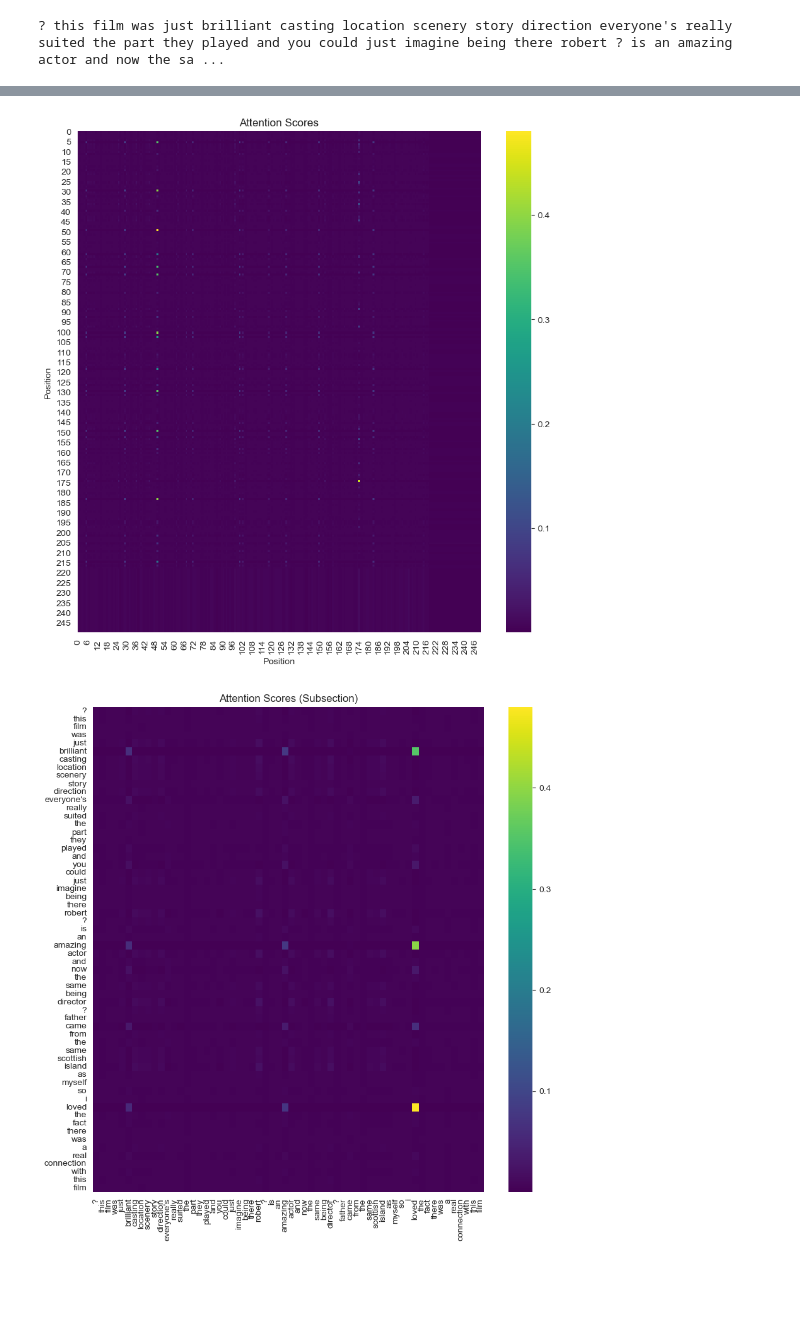
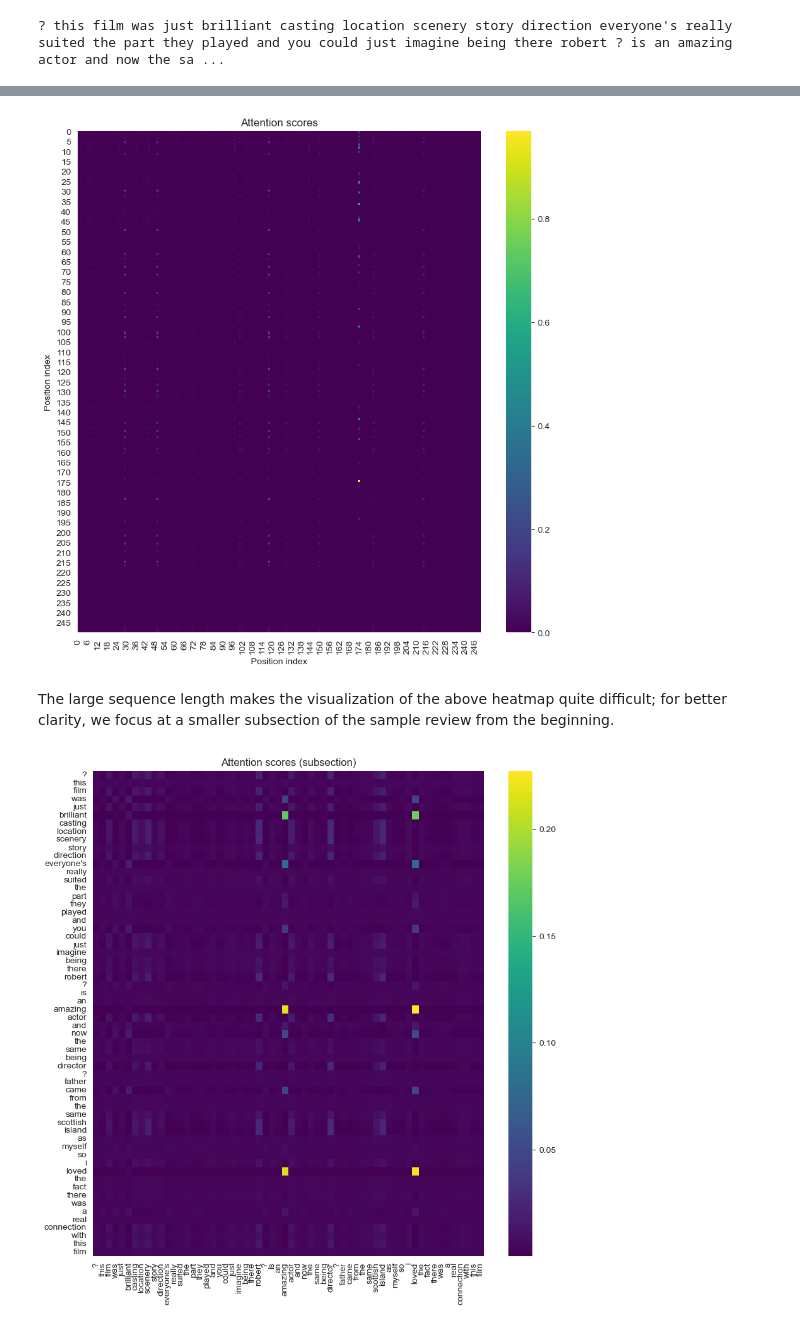
Before and after one commit to kopuj/neuralNetworks, a Jupyter notebook: Attention.ipynb, the cells around one changed output, grey strips where cells are left out. Saved outputs shown, nothing was run; the diff lists cells and outputs as text; code cells hidden in the pictures; blank space fills up the shorter version.

```diff
--- a/Attention.ipynb
+++ b/Attention.ipynb
@@ -21,0 +90,2 @@ print(example_review)
+# %%
+model.fit(x_train, y_train, epochs=10, batch_size=32)
@@ -65,6 +171,3 @@ Model: "functional"
 # %%
-history = custom_model.fit(
-    x_train, y_train,
-    epochs=3, # Using a small number of epochs for simplicity
-    batch_size=32)
+att_model.fit(x_train, y_train, epochs=5, batch_size=32)
 # %% [output]
@@ -82,7 +194,7 @@ Test accuracy = 0.8753
 # %%
-# Create another model for outputting attention scores
+# Create a model for outputting attention scores
 
-inps = custom_model.input
-embedding_output = custom_model.layers[1](inps)
-att_output, att_scores = custom_model.layers[2](embedding_output, embedding_output, return_attention_scores=True)
-attention_model = Model(inputs=inps, outputs=[att_output, att_scores])
+inps = att_model.input
+embedding_output = att_model.layers[1](inps)
+att_output, att_scores = att_model.layers[2](embedding_output, embedding_output, return_attention_scores=True)
+score_model = Model(inputs=inps, outputs=[att_output, att_scores])
@@ -89,9 +203,9 @@ attention_model = Model(inputs=inps, outputs=[att_output, att_scores])
 # %%
 sample_input = x_train[:1]  # a single training example
-_, attention_scores_all = attention_model.predict(sample_input)
+_, attention_scores_all = score_model.predict(sample_input)
 
 # scores for a single attention head
-head_index = 1
+head_index = 0
 attention_scores = attention_scores_all[0][head_index]
 
 # Verify the shape of attention scores
@@ -107,22 +223,25 @@ import seaborn as sns
 
 plt.figure(figsize=(10, 10))
 sns.heatmap(attention_scores, cmap='viridis')
-plt.title('Attention Scores')
-plt.xlabel('Position')
-plt.ylabel('Position')
+plt.title('Attention scores')
+plt.xlabel('Position index')
+plt.ylabel('Position index')
 plt.show()
 # %% [output]
-[figure, old version]
+[figure, new version]
+# %% [markdown]
+The large sequence length makes the visualization of the above heatmap quite difficult; for better clarity, we focus at a smaller subsection of the sample review from the beginning.
 # %%
 sub_length = 60  # Adjust the length of the subsection as needed
 sub_scores = attention_scores[:sub_length, :sub_length]
 
 # Plot the attention scores for the subsection
 plt.figure(figsize=(10, 10))
-sns.heatmap(sub_scores, cmap='viridis',
-            xticklabels=[index_to_word.get(i - 3, '?') for i in sample_input[0][:sub_length]],
-            yticklabels=[index_to_word.get(i - 3, '?') for i in sample_input[0][:sub_length]])
-plt.title('Attention Scores (Subsection)')
+sns.heatmap(sub_scores,
+            cmap='viridis',
+            xticklabels=[index_to_word.get(i-3, '?') for i in sample_input[0][:sub_length]],
+            yticklabels=[index_to_word.get(i-3, '?') for i in sample_input[0][:sub_length]])
+plt.title('Attention scores (subsection)')
 plt.show()
 # %% [output]
-[figure, old version]
+[figure, new version]
```
Also changed, not shown: parts of 22 cells of this notebook.
